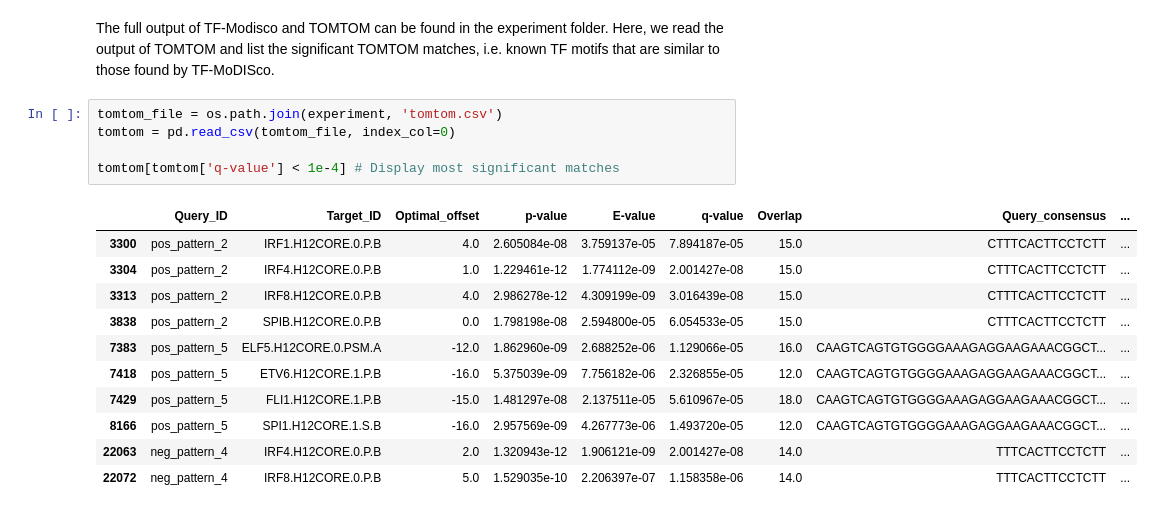
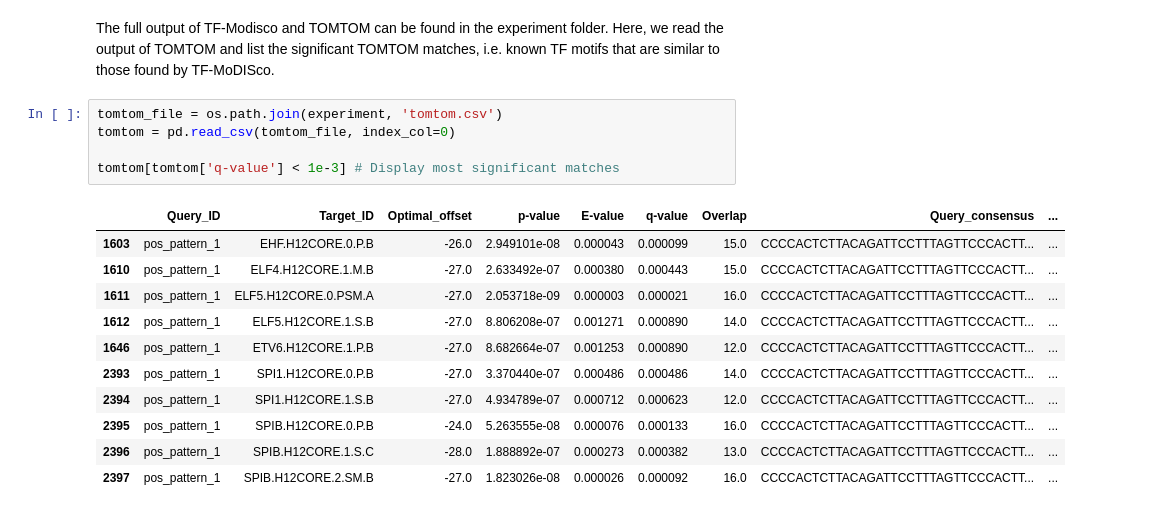
Before and after one commit to Genentech/gReLU, a Jupyter notebook: docs/tutorials/2_finetune.ipynb, the cells around one changed output. Cells and saved outputs as stored; diff of their text form.

```diff
--- a/docs/tutorials/2_finetune.ipynb
+++ b/docs/tutorials/2_finetune.ipynb
@@ -484,17 +514,17 @@ The full output of TF-Modisco and TOMTOM can be found in the experiment folder.
 # %%
 tomtom_file = os.path.join(experiment, 'tomtom.csv')
 tomtom = pd.read_csv(tomtom_file, index_col=0)
 
-tomtom[tomtom['q-value'] < 1e-4] # Display most significant matches
+tomtom[tomtom['q-value'] < 1e-3] # Display most significant matches
 # %% [output]
 |  | Query_ID | Target_ID | Optimal_offset | p-value | E-value | q-value | Overlap | Query_consensus | ... |
-| 3300 | pos_pattern_2 | IRF1.H12CORE.0.P.B | 4.0 | 2.605084e-08 | 3.759137e-05 | 7.894187e-05 | 15.0 | CTTTCACTTCCTCTT | ... |
-| 3304 | pos_pattern_2 | IRF4.H12CORE.0.P.B | 1.0 | 1.229461e-12 | 1.774112e-09 | 2.001427e-08 | 15.0 | CTTTCACTTCCTCTT | ... |
-| 3313 | pos_pattern_2 | IRF8.H12CORE.0.P.B | 4.0 | 2.986278e-12 | 4.309199e-09 | 3.016439e-08 | 15.0 | CTTTCACTTCCTCTT | ... |
-| 3838 | pos_pattern_2 | SPIB.H12CORE.0.P.B | 0.0 | 1.798198e-08 | 2.594800e-05 | 6.054533e-05 | 15.0 | CTTTCACTTCCTCTT | ... |
-| 7383 | pos_pattern_5 | ELF5.H12CORE.0.PSM.A | -12.0 | 1.862960e-09 | 2.688252e-06 | 1.129066e-05 | 16.0 | CAAGTCAGTGTGGGGAAAGAGGAAGAAACGGCT... | ... |
-| 7418 | pos_pattern_5 | ETV6.H12CORE.1.P.B | -16.0 | 5.375039e-09 | 7.756182e-06 | 2.326855e-05 | 12.0 | CAAGTCAGTGTGGGGAAAGAGGAAGAAACGGCT... | ... |
-| 7429 | pos_pattern_5 | FLI1.H12CORE.1.P.B | -15.0 | 1.481297e-08 | 2.137511e-05 | 5.610967e-05 | 18.0 | CAAGTCAGTGTGGGGAAAGAGGAAGAAACGGCT... | ... |
-| 8166 | pos_pattern_5 | SPI1.H12CORE.1.S.B | -16.0 | 2.957569e-09 | 4.267773e-06 | 1.493720e-05 | 12.0 | CAAGTCAGTGTGGGGAAAGAGGAAGAAACGGCT... | ... |
-| 22063 | neg_pattern_4 | IRF4.H12CORE.0.P.B | 2.0 | 1.320943e-12 | 1.906121e-09 | 2.001427e-08 | 14.0 | TTTCACTTCCTCTT | ... |
-| 22072 | neg_pattern_4 | IRF8.H12CORE.0.P.B | 5.0 | 1.529035e-10 | 2.206397e-07 | 1.158358e-06 | 14.0 | TTTCACTTCCTCTT | ... |
+| 1603 | pos_pattern_1 | EHF.H12CORE.0.P.B | -26.0 | 2.949101e-08 | 0.000043 | 0.000099 | 15.0 | CCCCACTCTTACAGATTCCTTTAGTTCCCACTT... | ... |
+| 1610 | pos_pattern_1 | ELF4.H12CORE.1.M.B | -27.0 | 2.633492e-07 | 0.000380 | 0.000443 | 15.0 | CCCCACTCTTACAGATTCCTTTAGTTCCCACTT... | ... |
+| 1611 | pos_pattern_1 | ELF5.H12CORE.0.PSM.A | -27.0 | 2.053718e-09 | 0.000003 | 0.000021 | 16.0 | CCCCACTCTTACAGATTCCTTTAGTTCCCACTT... | ... |
+| 1612 | pos_pattern_1 | ELF5.H12CORE.1.S.B | -27.0 | 8.806208e-07 | 0.001271 | 0.000890 | 14.0 | CCCCACTCTTACAGATTCCTTTAGTTCCCACTT... | ... |
+| 1646 | pos_pattern_1 | ETV6.H12CORE.1.P.B | -27.0 | 8.682664e-07 | 0.001253 | 0.000890 | 12.0 | CCCCACTCTTACAGATTCCTTTAGTTCCCACTT... | ... |
+| 2393 | pos_pattern_1 | SPI1.H12CORE.0.P.B | -27.0 | 3.370440e-07 | 0.000486 | 0.000486 | 14.0 | CCCCACTCTTACAGATTCCTTTAGTTCCCACTT... | ... |
+| 2394 | pos_pattern_1 | SPI1.H12CORE.1.S.B | -27.0 | 4.934789e-07 | 0.000712 | 0.000623 | 12.0 | CCCCACTCTTACAGATTCCTTTAGTTCCCACTT... | ... |
+| 2395 | pos_pattern_1 | SPIB.H12CORE.0.P.B | -24.0 | 5.263555e-08 | 0.000076 | 0.000133 | 16.0 | CCCCACTCTTACAGATTCCTTTAGTTCCCACTT... | ... |
+| 2396 | pos_pattern_1 | SPIB.H12CORE.1.S.C | -28.0 | 1.888892e-07 | 0.000273 | 0.000382 | 13.0 | CCCCACTCTTACAGATTCCTTTAGTTCCCACTT... | ... |
+| 2397 | pos_pattern_1 | SPIB.H12CORE.2.SM.B | -27.0 | 1.823026e-08 | 0.000026 | 0.000092 | 16.0 | CCCCACTCTTACAGATTCCTTTAGTTCCCACTT... | ... |
```
Also changed, not shown: parts of 22 cells of this notebook.
